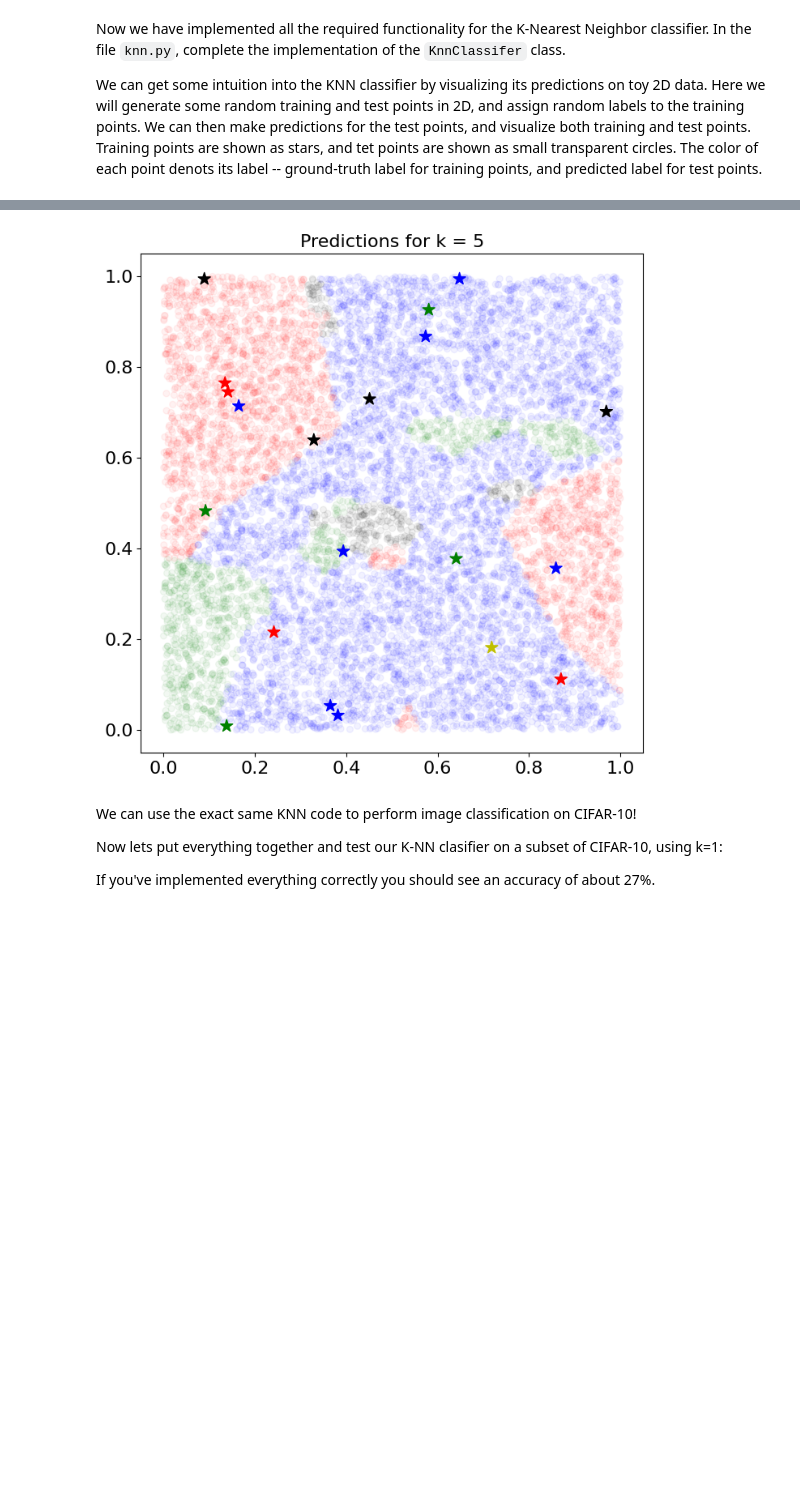
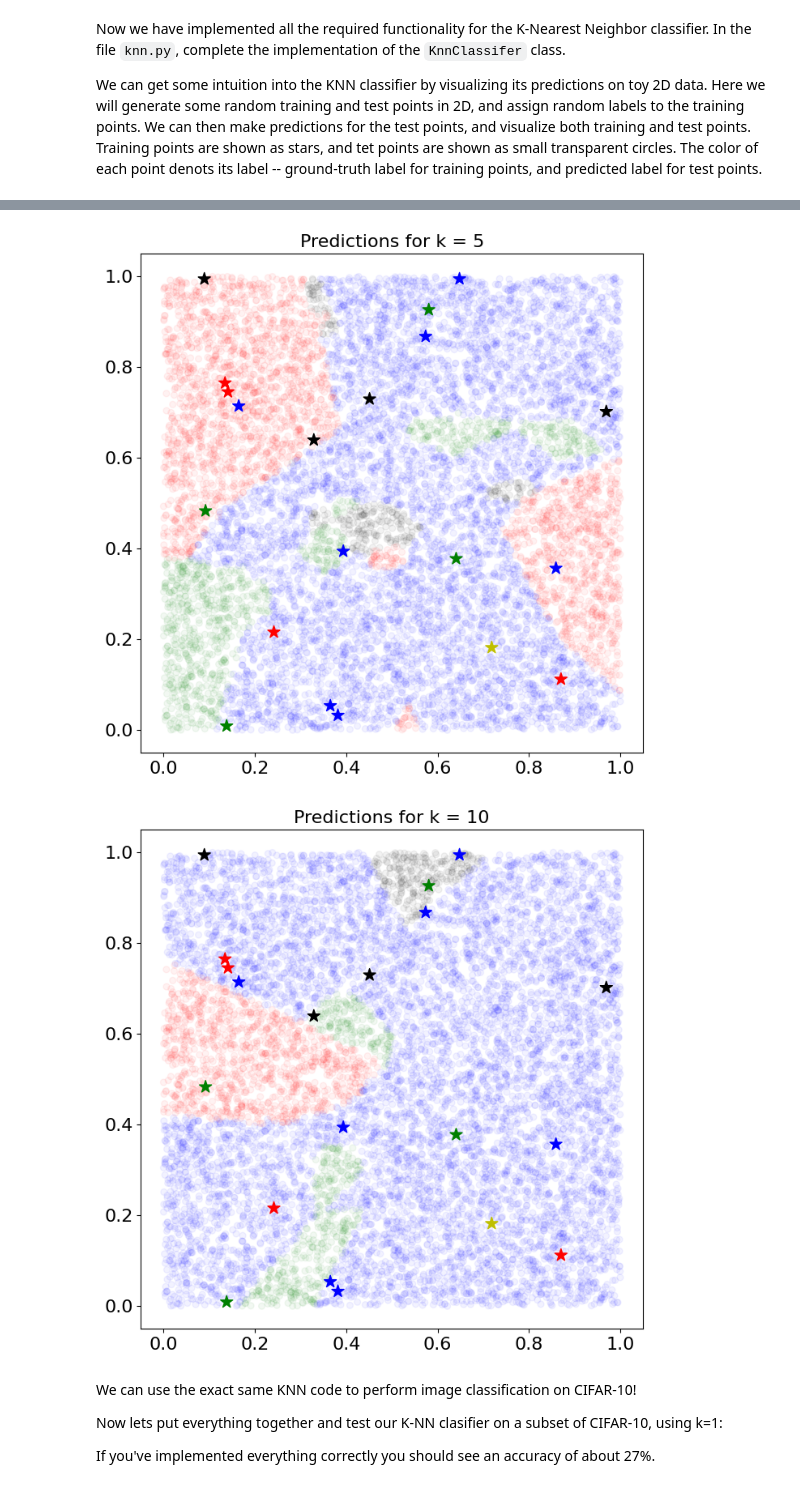
Before and after one commit to Sunflowerde/CV, a Jupyter notebook: Assignments/A1/knn.ipynb, the cells around one changed output, grey strips where cells are left out. Saved outputs shown, nothing was run; the diff lists cells and outputs as text; code cells hidden in the pictures; blank space fills up the shorter version.

```diff
--- a/Assignments/A1/knn.ipynb
+++ b/Assignments/A1/knn.ipynb
@@ -333,34 +333,35 @@ We can get some intuition into the KNN classifier by visualizing its predictions
 # %%
 from knn import KnnClassifier
 
 num_test = 10000
 num_train = 20
 num_classes = 5
 
 # Generate random training and test data
 torch.manual_seed(128)
 x_train = torch.rand(num_train, 2)
 y_train = torch.randint(num_classes, size=(num_train,))
 x_test = torch.rand(num_test, 2)
 classifier = KnnClassifier(x_train, y_train)
 
 # Plot predictions for different values of k
-for k in [1, 3, 5]:
+for k in [1, 3, 5, 10]:
     y_test = classifier.predict(x_test, k=k)
     plt.gcf().set_size_inches(8, 8)
     class_colors = ['r', 'g', 'b', 'k', 'y']
     train_colors = [class_colors[c] for c in y_train]
     test_colors = [class_colors[c] for c in y_test]
     plt.scatter(x_test[:, 0], x_test[:, 1],
                 color=test_colors, marker='o', s=32, alpha=0.05)
     plt.scatter(x_train[:, 0], x_train[:, 1],
                 color=train_colors, marker='*', s=128.0)
     plt.title('Predictions for k = %d' % k, size=16)
     plt.show()
 # %% [output]
 [figure]
 [figure]
 [figure]
+[figure, added]
 # %% [markdown]
 We can use the exact same KNN code to perform image classification on CIFAR-10!
 
```
Also changed, not shown: parts of 2 cells of this notebook, 2 other files.
